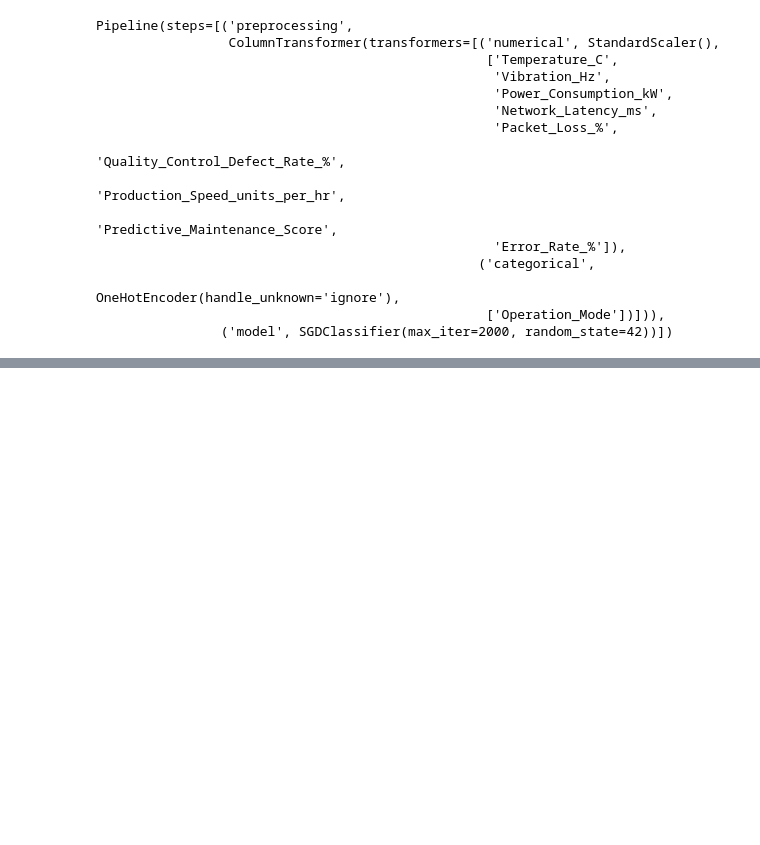
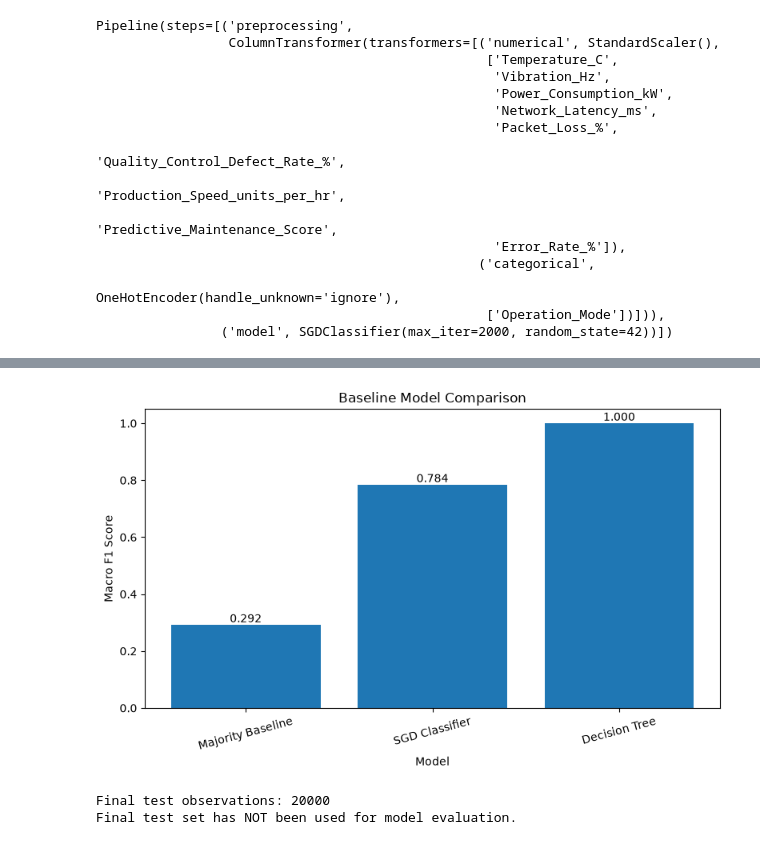
Before and after one commit to janithTG/AI-Group-Project-UW, a Jupyter notebook: notebooks/03_preprocessing_and_baseline_models.ipynb, the cells around one changed output, grey strips where cells are left out. Drawn from its saved outputs; the diff is of its cells as text; code cells hidden in the pictures; blank space fills up the shorter version.

```diff
--- a/notebooks/03_preprocessing_and_baseline_models.ipynb
+++ b/notebooks/03_preprocessing_and_baseline_models.ipynb
@@ -546,0 +676,6 @@ plt.show()
+# %%
+dummy_results = evaluate_model(
+    "Majority Baseline",
+    y_validation,
+    dummy_predictions
+)
@@ -546,0 +695,67 @@ plt.show()
+# %%
+plt.figure(figsize=(8, 5))
+
+bars = plt.bar(
+    results["Model"],
+    results["Macro F1"]
+)
+
+plt.title(
+    "Baseline Model Comparison"
+)
+
+plt.xlabel(
+    "Model"
+)
+
+plt.ylabel(
+    "Macro F1 Score"
+)
+
+plt.ylim(
+    0,
+    1.05
+)
+
+for bar in bars:
+
+    height = bar.get_height()
+
+    plt.text(
+        bar.get_x()
+        + bar.get_width() / 2,
+        height,
+        f"{height:.3f}",
+        ha="center",
+        va="bottom"
+    )
+
+plt.xticks(
+    rotation=15
+)
+
+plt.tight_layout()
+
+plt.savefig(
+    figures_dir
+    / "model_comparison.png",
+    dpi=300,
+    bbox_inches="tight"
+)
+
+plt.show()
+# %% [output]
+[figure, added]
+# %%
+print(
+    "Final test observations:",
+    len(X_test)
+)
+
+print(
+    "Final test set has NOT been used "
+    "for model evaluation."
+)
+# %% [output]
+Final test observations: 20000
+Final test set has NOT been used for model evaluation.
```
Also changed, not shown: parts of 16 cells of this notebook, 3 other files.
